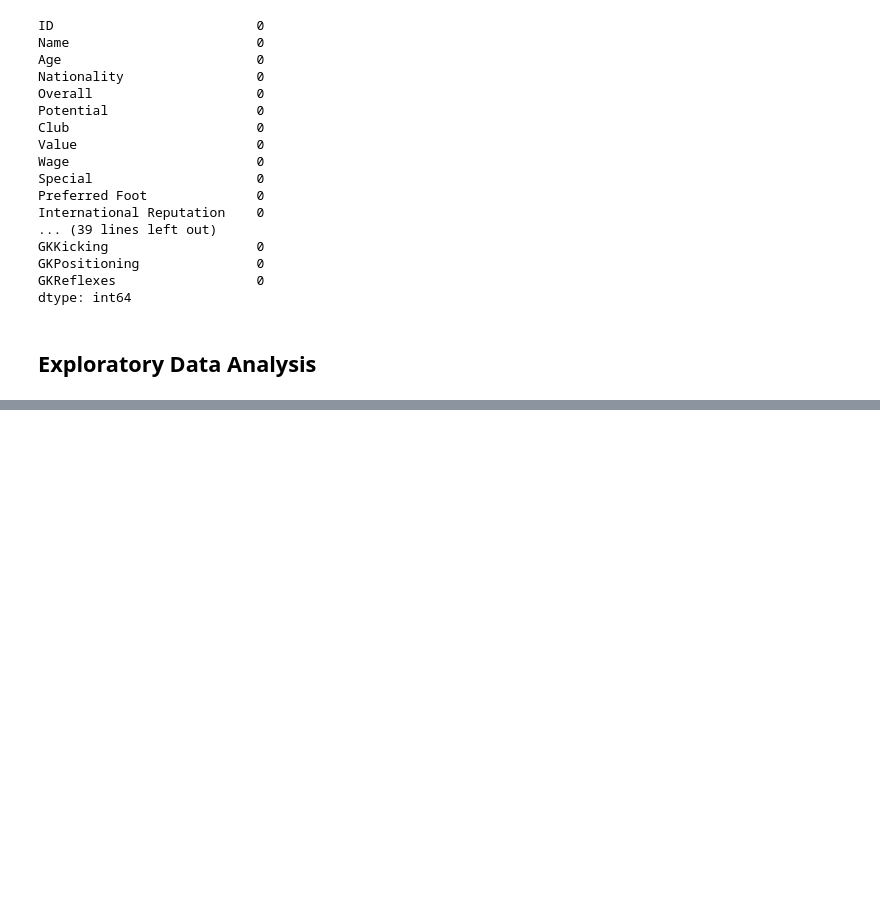
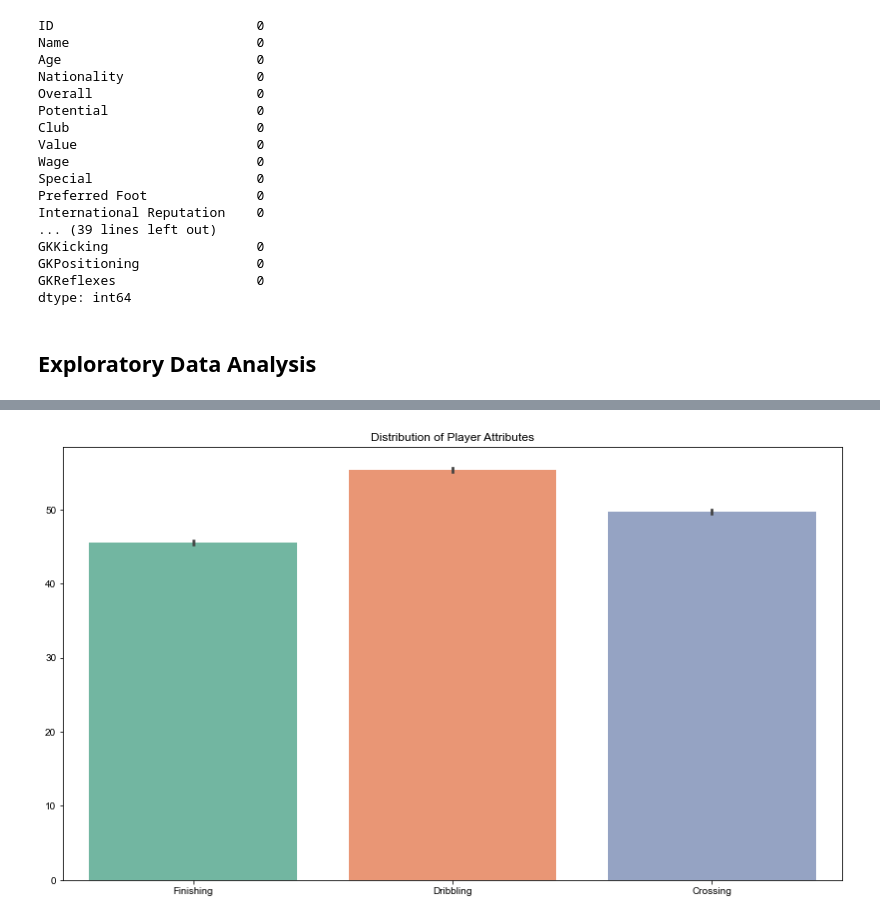
Before and after one commit to bulemi2/Football_Analysis, a Jupyter notebook: Analysis.ipynb, the cells around one changed output, grey strips where cells are left out. Cells and saved outputs as stored; diff of their text form; code cells hidden in the pictures; blank space fills up the shorter version.

```diff
--- a/Analysis.ipynb
+++ b/Analysis.ipynb
@@ -243 +330,11 @@ dtype: int64
+# %%
+attributes_to_analyze = ['Finishing', 'Dribbling', 'Crossing']
+
+plt.figure(figsize=(14, 8))
+sns.barplot(data=df[attributes_to_analyze], palette='Set2')
+sns.set_style("whitegrid")
+plt.title('Distribution of Player Attributes')
+plt.show()
+# %% [output]
+[figure, added]
 # %%
```
Also changed, not shown: parts of 12 cells of this notebook.
